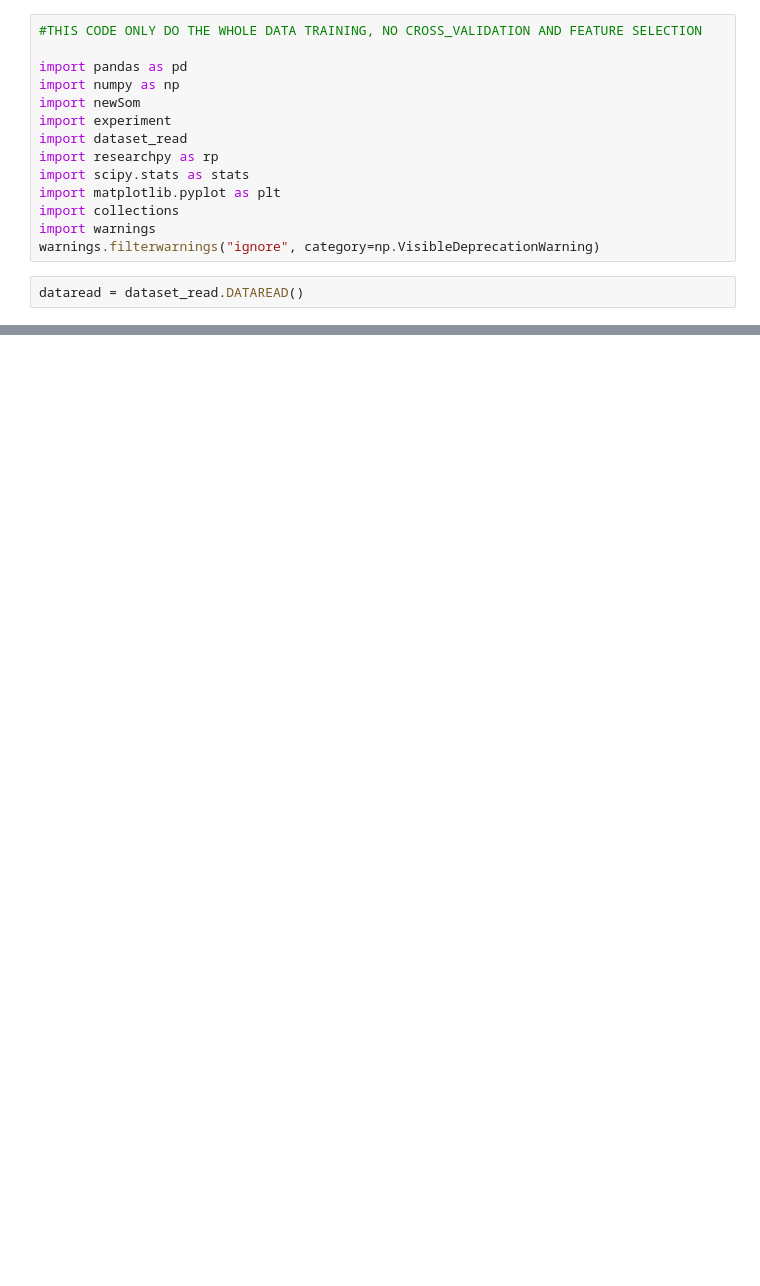
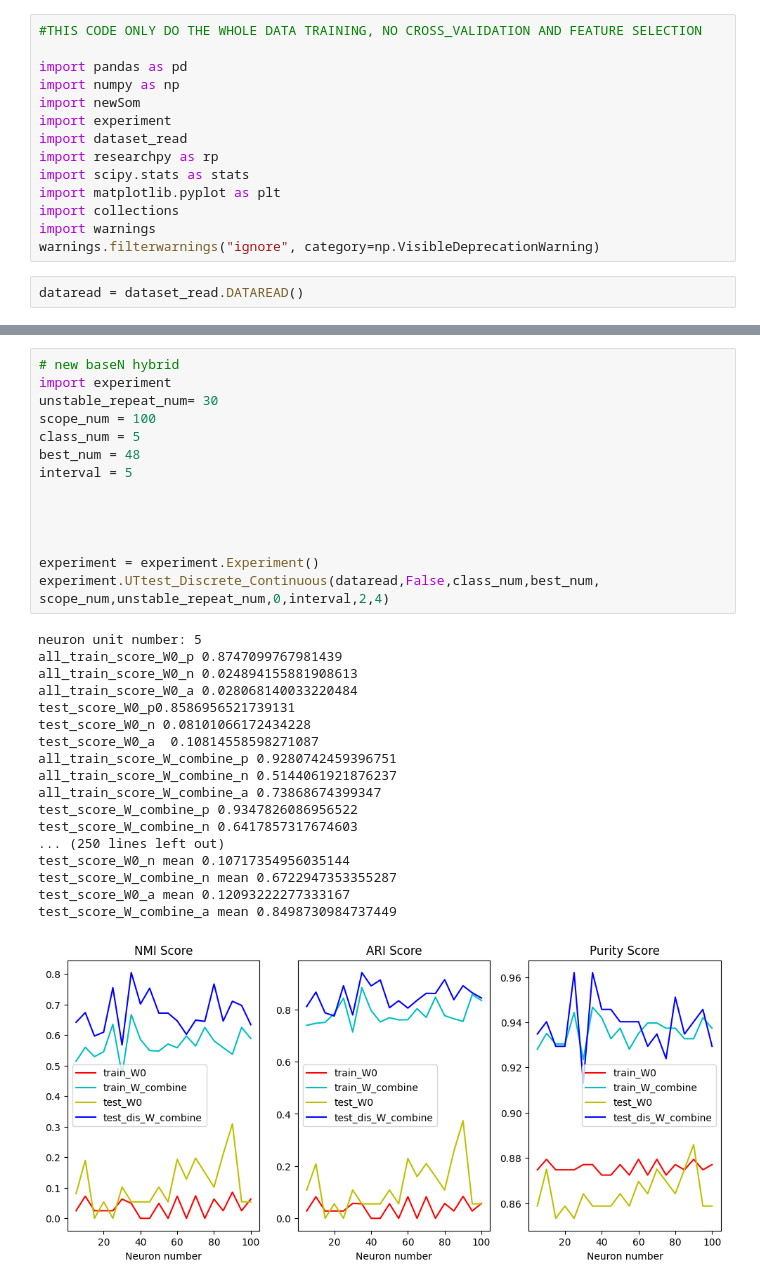
Before and after one commit to foolishfool/JupyterNotebook, a Jupyter notebook: SOM/SOG_HCV.ipynb, the cells around one changed output, grey strips where cells are left out. Drawn from its saved outputs; the diff is of its cells as text; blank space fills up the shorter version.

```diff
--- a/SOM/SOG_HCV.ipynb
+++ b/SOM/SOG_HCV.ipynb
@@ -42,0 +144,33 @@ self.data_continuous_indexes ['Age', 'ALB', 'ALP', 'ALT', 'AST', 'BIL', 'CHE', '
+# %%
+# new baseN hybrid
+import experiment
+unstable_repeat_num= 30
+scope_num = 100
+class_num = 5
+best_num = 48
+interval = 5
+
+
+
+
+experiment = experiment.Experiment()
+experiment.UTtest_Discrete_Continuous(dataread,False,class_num,best_num, scope_num,unstable_repeat_num,0,interval,2,4)
+# %% [output]
+neuron unit number: 5
+all_train_score_W0_p 0.8747099767981439
+all_train_score_W0_n 0.024894155881908613
+all_train_score_W0_a 0.028068140033220484
+test_score_W0_p0.8586956521739131
+test_score_W0_n 0.08101066172434228
+test_score_W0_a  0.10814558598271087
+all_train_score_W_combine_p 0.9280742459396751
+all_train_score_W_combine_n 0.5144061921876237
+all_train_score_W_combine_a 0.73868674399347
+test_score_W_combine_p 0.9347826086956522
+test_score_W_combine_n 0.6417857317674603
+... (250 lines left out)
+test_score_W0_n mean 0.10717354956035144
+test_score_W_combine_n mean 0.6722947353355287
+test_score_W0_a mean 0.12093222277333167
+test_score_W_combine_a mean 0.8498730984737449
+[figure, added]
```
Also changed, not shown: parts of 6 cells of this notebook, 6 other files.
